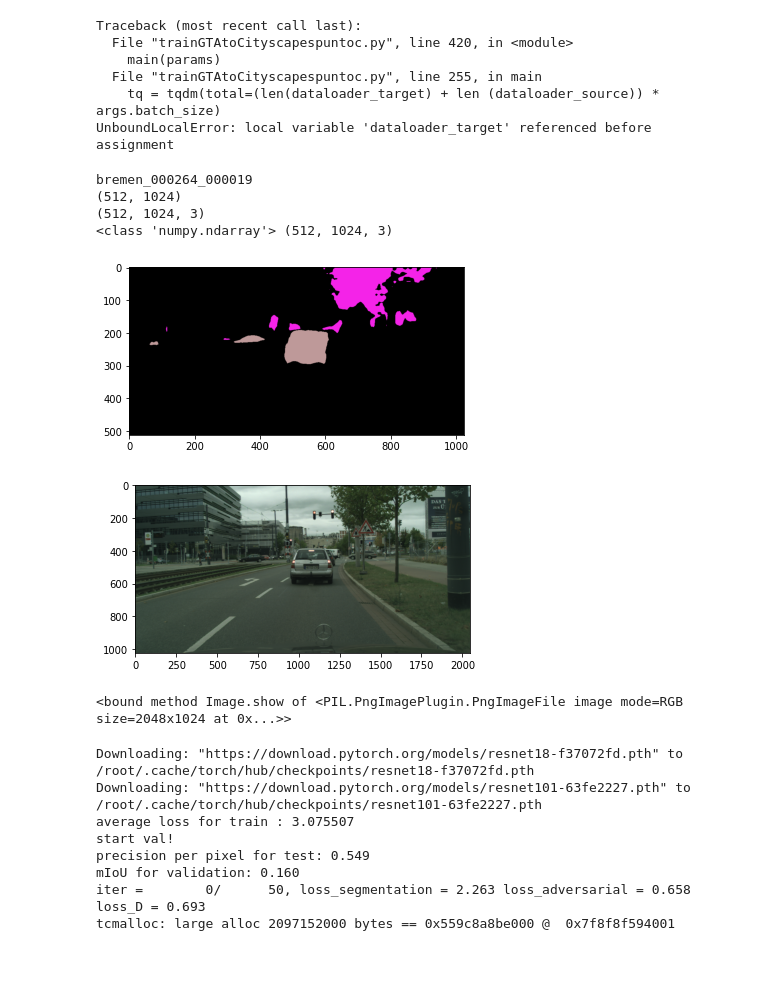
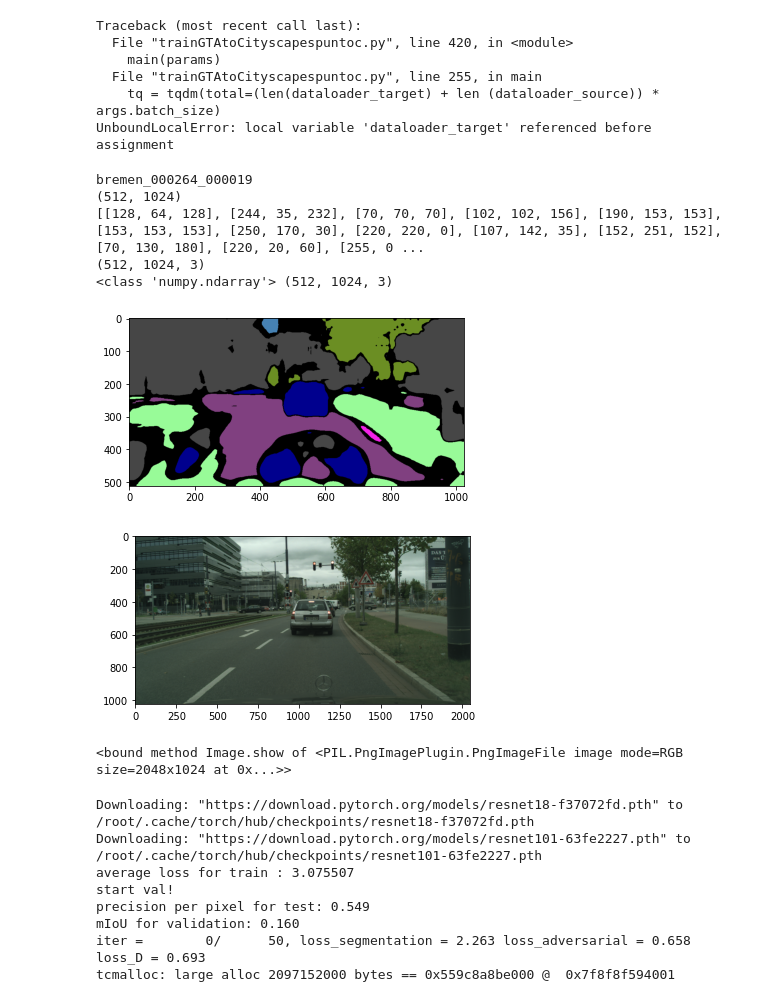
Before and after one commit to frarus/AMLexam, a Jupyter notebook: Exam.ipynb, the cells around one changed output. Cells and saved outputs as stored; diff of their text form; code cells hidden in the pictures; blank space fills up the shorter version.

```diff
--- a/Exam.ipynb
+++ b/Exam.ipynb
@@ -40,9 +40,10 @@ cd BiSeNet/
 /content/AMLexam/BiSeNet
 # %%
 import json
-label_info = json.load(open('/content/drive/MyDrive/Datasets/Cityscapes/info.json', 'r'))
+variables = json.load(open('/content/drive/MyDrive/Datasets/Cityscapes/info.json', 'r'))
 
-label_info=label_info['palette']
+label_info=variables['palette']
 print (label_info)
+classes=variables['label']
 # %% [output]
 [[128, 64, 128], [244, 35, 232], [70, 70, 70], [102, 102, 156], [190, 153, 153], [153, 153, 153], [250, 170, 30], [220, 220, 0], [107, 142, 35], [152, 251, 152], [70, 130, 180], [220, 20, 60], [255, 0 ...
@@ -111,46 +151,48 @@ UnboundLocalError: local variable 'dataloader_target' referenced before assignme
+# %%
+def colour_code_segmentation(image, label_values):
+  colour_codes = np.array(label_values)
+  x = image.astype(int)
+
+  final = np.zeros((x.shape[0], x.shape[1],3), np.ubyte)
+  x[x==255]=19
+  final[:,:]=colour_codes[x]
+  print(final.shape)
+  return final
 # %%
-from IPython.display import Image
-
-import torch
-from torchvision import transforms
-from PIL import Image as PIL
-from dataset.Cityscapes_pseudo import Cityscapes_pseudo
-import matplotlib.pyplot as plt
-
-import json
-
 train_dataset=Cityscapes_pseudo ()
 
 convert_tensor = transforms.ToTensor()
 index=499
 img = PIL.open(train_dataset.files[index]['label'])
 print(train_dataset.files[index]['name'])
 img = np.asarray(img, np.ubyte)
 info = json.load(open('/content/drive/MyDrive/Datasets/Cityscapes/info.json', 'r'))
-class_mapping = info['label2train']
+#class_mapping = info['label2train']
 # remap the semantic label
-img = encode_segmap(img, class_mapping, 255)
+#img = encode_segmap(img, class_mapping, 255)
 print(img.shape)
+print (label_info)
 #img=convert_tensor(img).numpy()
 img = colour_code_segmentation(img, label_info)
 print (type(img), img.shape)
 img = PIL.fromarray(img, 'RGB')
 #img = Image(train_dataset.files[0]['label'])
 plt.imshow(img)
 plt.show()
 img.show
 img.save("test_pseudo.png")
 #print (train_dataset.files[0]['image'])
 img_origin = PIL.open(train_dataset.files[index]['image'])
 plt.imshow(img_origin)
 plt.show()
 img_origin.show
 # %% [output]
 bremen_000264_000019
 (512, 1024)
+[[128, 64, 128], [244, 35, 232], [70, 70, 70], [102, 102, 156], [190, 153, 153], [153, 153, 153], [250, 170, 30], [220, 220, 0], [107, 142, 35], [152, 251, 152], [70, 130, 180], [220, 20, 60], [255, 0 ...
 (512, 1024, 3)
 <class 'numpy.ndarray'> (512, 1024, 3)
-[figure, old version]
+[figure, new version]
 [figure]
 <bound method Image.show of <PIL.PngImagePlugin.PngImageFile image mode=RGB size=2048x1024 at 0x...>>
 # %%
```
Also changed, not shown: parts of 3 cells of this notebook.
